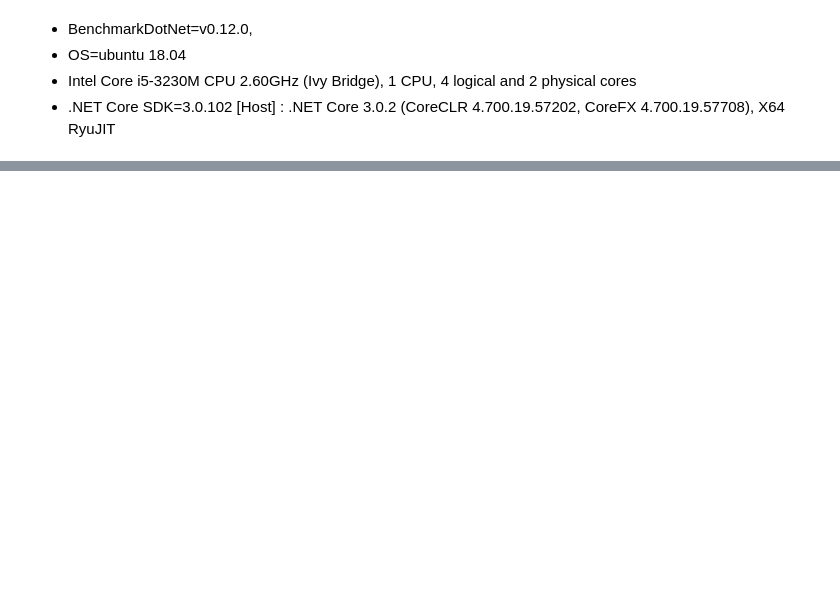
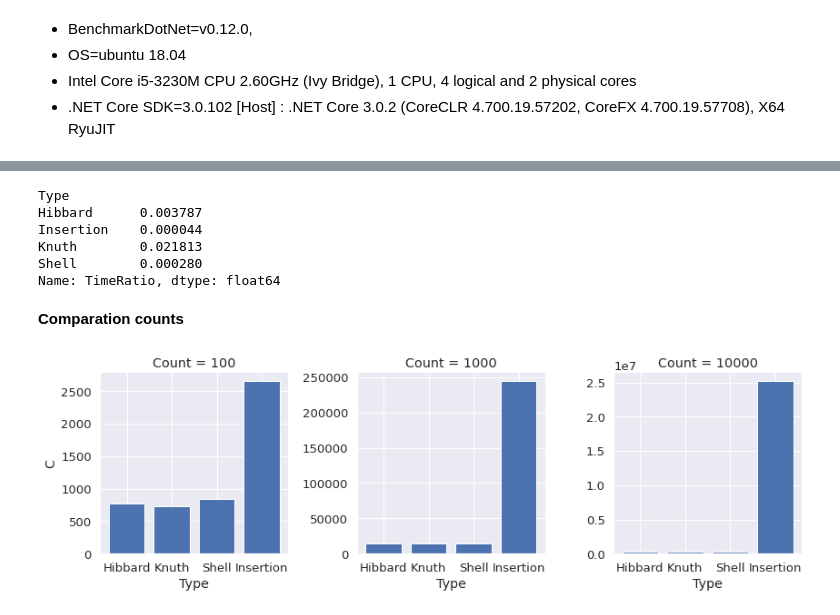
Before and after one commit to ShkalikovOleh/Labs, a Jupyter notebook: Algorithms and data structures/Sort algorithms/Analysis.ipynb, the cells around one changed output, grey strips where cells are left out. Saved outputs shown, nothing was run; the diff lists cells and outputs as text; code cells hidden in the pictures; blank space fills up the shorter version.

```diff
--- a/Algorithms and data structures/Sort algorithms/Analysis.ipynb
+++ b/Algorithms and data structures/Sort algorithms/Analysis.ipynb
@@ -220,0 +143,4 @@ df2
+# %%
+summary['TeorTime'] = summary.apply(lambda row: teor_time(row['Type'], row['Count']), axis=1)
+summary['TimeRatio'] = summary['Time'] / summary['TeorTime']
+summary
@@ -220,0 +161,16 @@ df2
+# %%
+summary.groupby('Type').mean()['TimeRatio']
+# %% [output]
+Type
+Hibbard      0.003787
+Insertion    0.000044
+Knuth        0.021813
+Shell        0.000280
+Name: TimeRatio, dtype: float64
+# %% [markdown]
+**Comparation counts**
+# %%
+g = sns.FacetGrid(summary, col='Count', sharey=False, height=4);
+g = g.map(plt.bar, 'Type', 'C');
+# %% [output]
+[figure, added]
```
Also changed, not shown: parts of 35 cells of this notebook, 10 other files.
